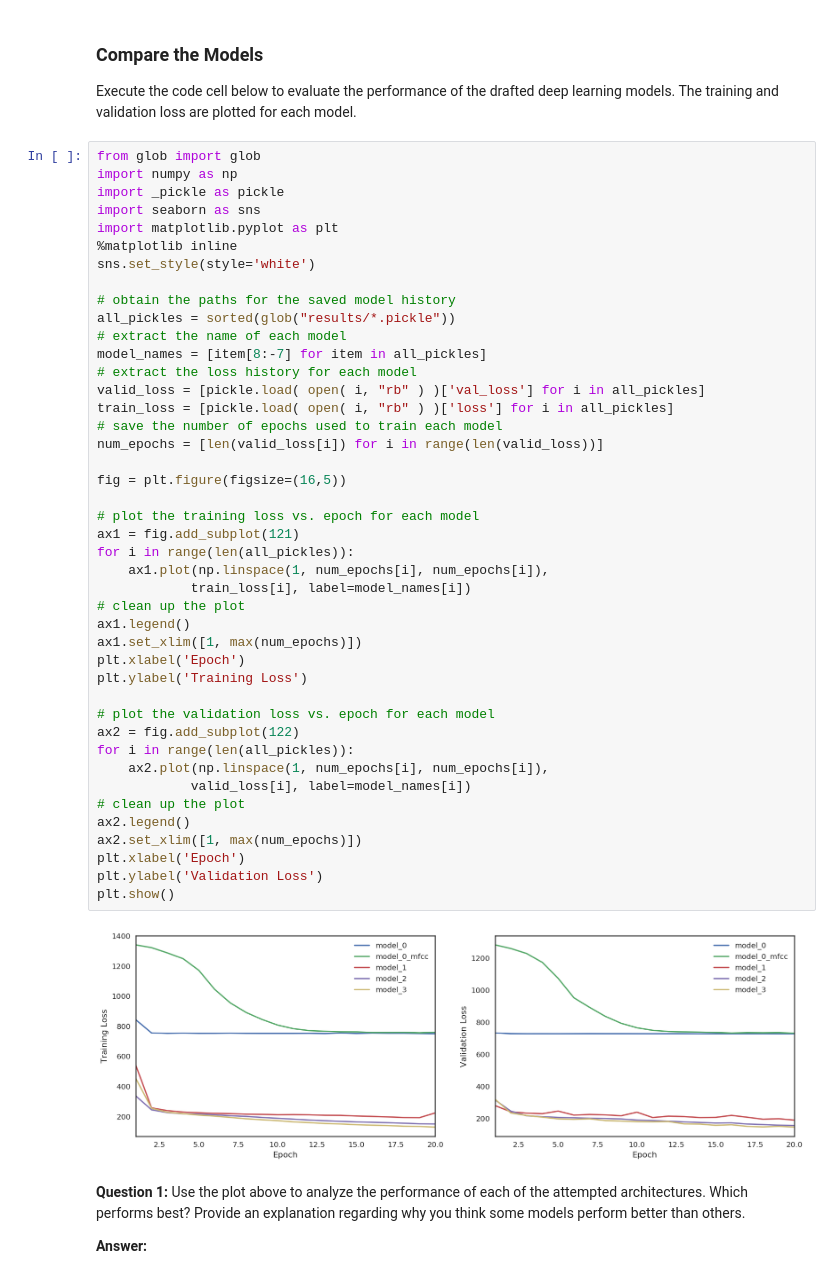
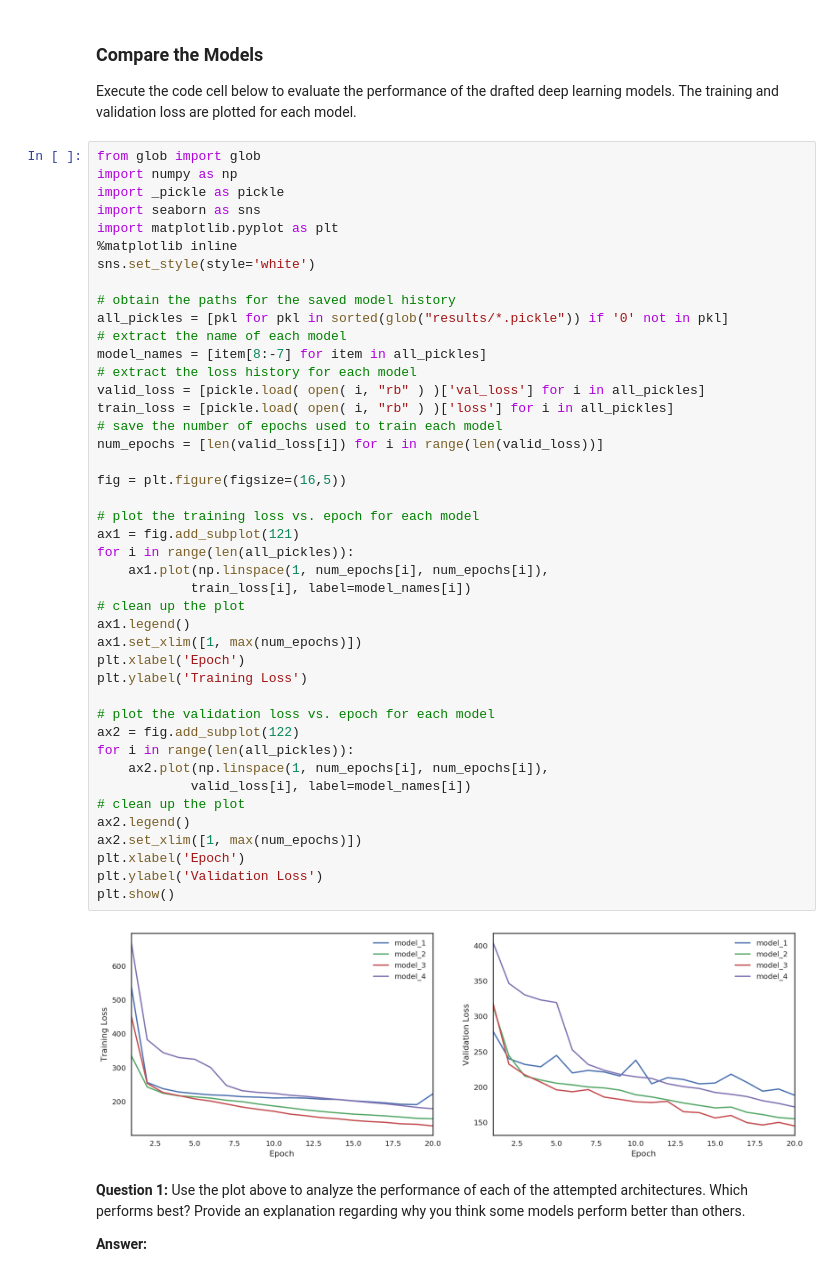
Before and after one commit to Robert-Alonso/AIND-VUI-Capstone, a Jupyter notebook: vui_notebook.ipynb, the cells around one changed output. Drawn from its saved outputs; the diff is of its cells as text.

```diff
--- a/vui_notebook.ipynb
+++ b/vui_notebook.ipynb
@@ -562,41 +608,41 @@ import matplotlib.pyplot as plt
 sns.set_style(style='white')
 
 # obtain the paths for the saved model history
-all_pickles = sorted(glob("results/*.pickle"))
+all_pickles = [pkl for pkl in sorted(glob("results/*.pickle")) if '0' not in pkl]
 # extract the name of each model
 model_names = [item[8:-7] for item in all_pickles]
 # extract the loss history for each model
 valid_loss = [pickle.load( open( i, "rb" ) )['val_loss'] for i in all_pickles]
 train_loss = [pickle.load( open( i, "rb" ) )['loss'] for i in all_pickles]
 # save the number of epochs used to train each model
 num_epochs = [len(valid_loss[i]) for i in range(len(valid_loss))]
 
 fig = plt.figure(figsize=(16,5))
 
 # plot the training loss vs. epoch for each model
 ax1 = fig.add_subplot(121)
 for i in range(len(all_pickles)):
     ax1.plot(np.linspace(1, num_epochs[i], num_epochs[i]),
             train_loss[i], label=model_names[i])
 # clean up the plot
 ax1.legend()
 ax1.set_xlim([1, max(num_epochs)])
 plt.xlabel('Epoch')
 plt.ylabel('Training Loss')
 
 # plot the validation loss vs. epoch for each model
 ax2 = fig.add_subplot(122)
 for i in range(len(all_pickles)):
     ax2.plot(np.linspace(1, num_epochs[i], num_epochs[i]),
             valid_loss[i], label=model_names[i])
 # clean up the plot
 ax2.legend()
 ax2.set_xlim([1, max(num_epochs)])
 plt.xlabel('Epoch')
 plt.ylabel('Validation Loss')
 plt.show()
 # %% [output]
-[figure, old version]
+[figure, new version]
 # %% [markdown]
 __Question 1:__ Use the plot above to analyze the performance of each of the attempted architectures.  Which performs best?  Provide an explanation regarding why you think some models perform better than others.
 
```
Also changed, not shown: parts of 7 cells of this notebook, 2 other files.
